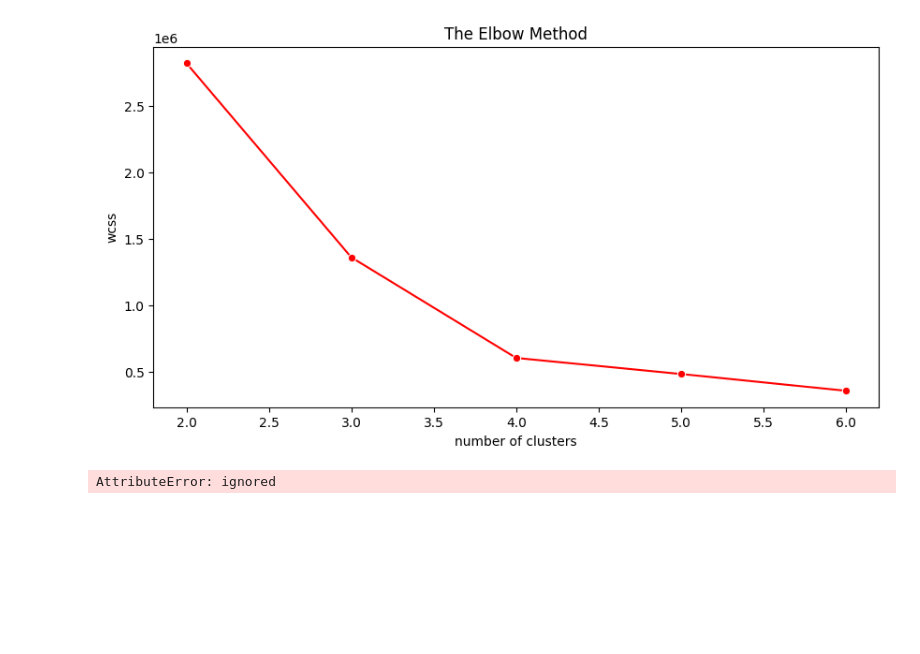
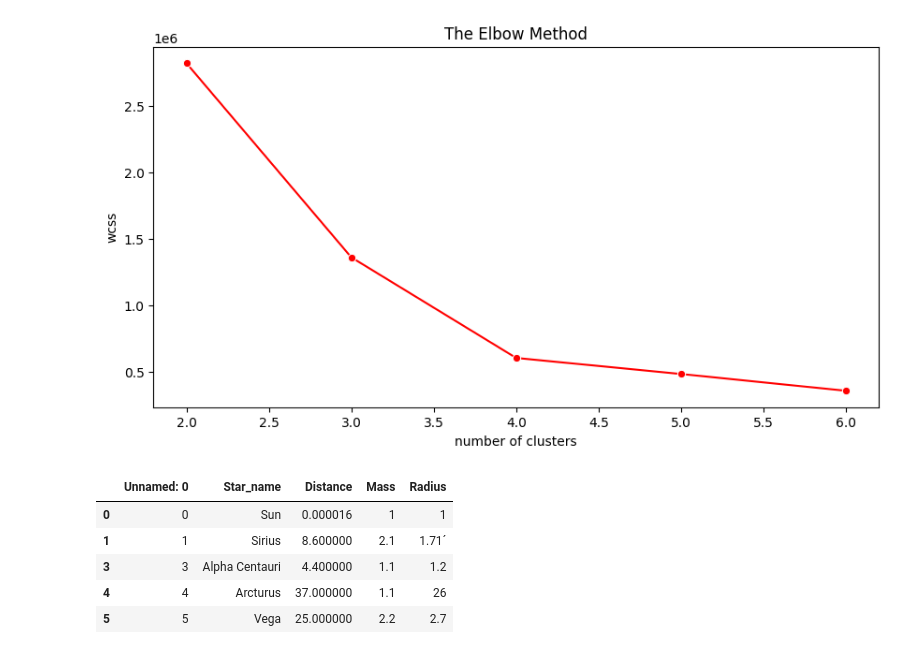
Before and after one commit to Anup191495/Anup12year, a Jupyter notebook: Pro_134.ipynb, the cells around one changed output. Saved outputs shown, nothing was run; the diff lists cells and outputs as text; code cells hidden in the pictures; blank space fills up the shorter version.

```diff
--- a/Pro_134.ipynb
+++ b/Pro_134.ipynb
@@ -165,14 +165,25 @@ plt.ylabel('wcss')
 plt.show()
 # %% [output]
 [figure]
-# %%
-# Remove any non-numeric characters and convert 'Distance' to a float
-df['Distance'] = df['Distance'].str.replace('[^\d.]', '', regex=True).astype(float)
-
-# Filter stars with a distance less than or equal to 100 light years
-filtered_df = df[df['Distance'] <= 100]
-
-# Display the resulting DataFrame
-filtered_df.head()
-# %% [output]
-AttributeError: ignored
+# %%
+import pandas as pd
+
+def safe_float(value):
+    try:
+        return float(value)
+    except (ValueError, TypeError):
+        return None
+
+
+df['Distance'] = df['Distance'].apply(safe_float)
+
+filtered_df = df[df['Distance'] <= 100]
+
+filtered_df.head()
+# %% [output]
+|  | Unnamed: 0 | Star_name | Distance | Mass | Radius |
+| 0 | 0 | Sun | 0.000016 | 1 | 1 |
+| 1 | 1 | Sirius | 8.600000 | 2.1 | 1.71´ |
+| 3 | 3 | Alpha Centauri | 4.400000 | 1.1 | 1.2 |
+| 4 | 4 | Arcturus | 37.000000 | 1.1 | 26 |
+| 5 | 5 | Vega | 25.000000 | 2.2 | 2.7 |
```
